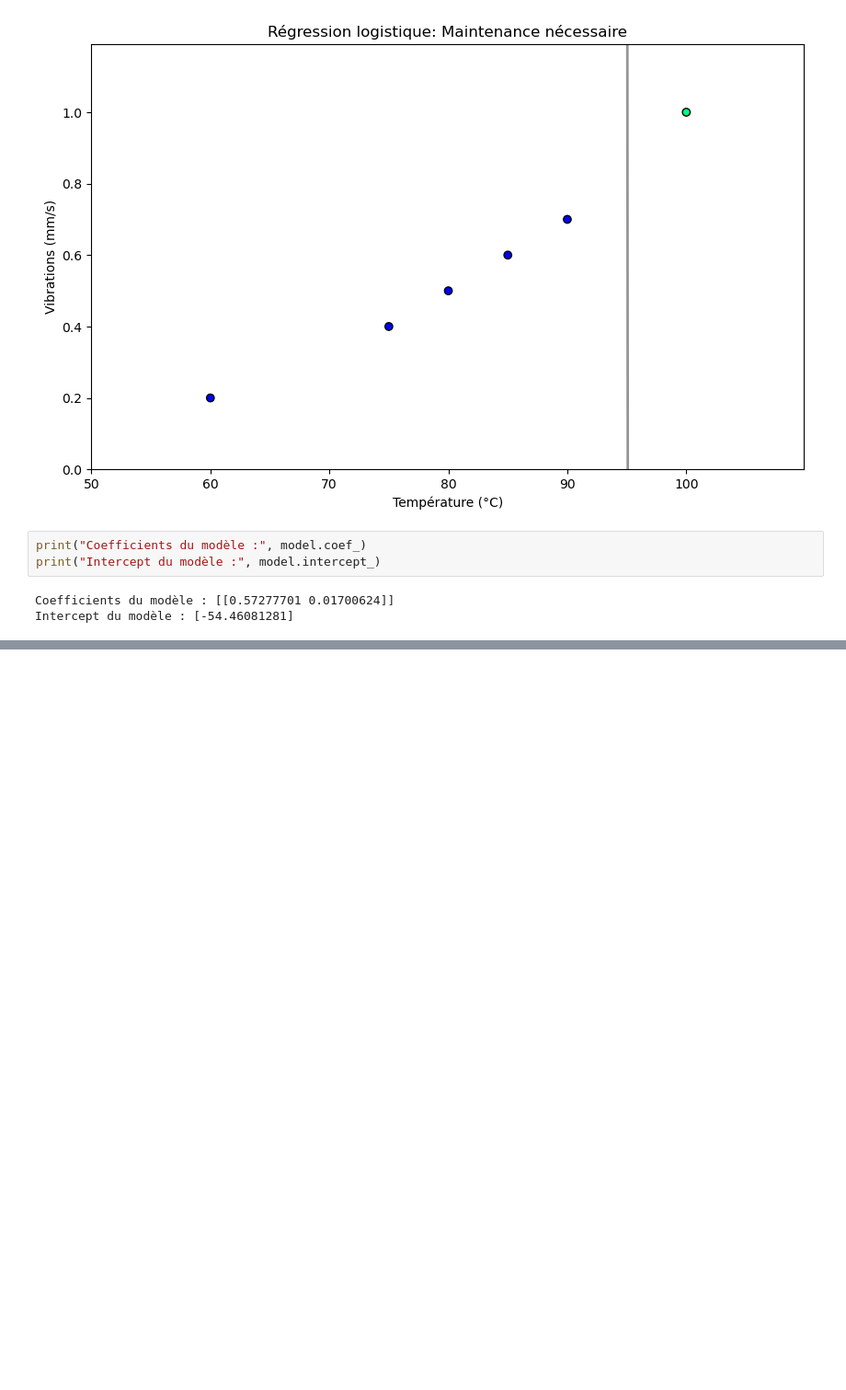
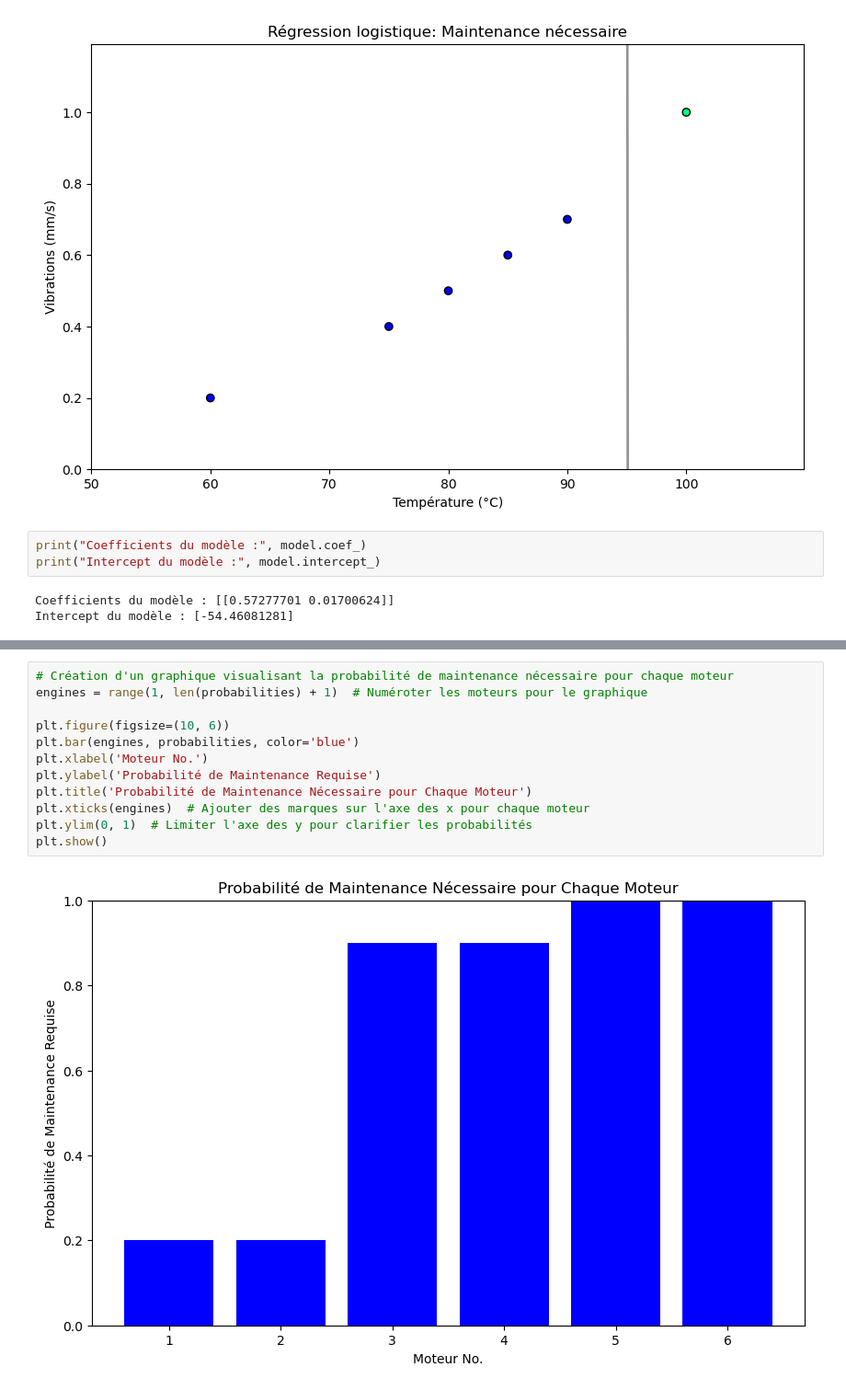
Before and after one commit to jeanJonathan/SystemedemaintenancePredictivePourLesEquipements, a Jupyter notebook: Algorithmes de machine Learning.ipynb, the cells around one changed output, grey strips where cells are left out. Shown at 92% size. Cells and saved outputs as stored; diff of their text form; blank space fills up the shorter version.

Commit message:
probabilités pour la classe "Maintenance requise" et visualisation

```diff
--- a/Algorithmes de machine Learning.ipynb
+++ b/Algorithmes de machine Learning.ipynb
@@ -174,0 +175,14 @@ print(decisions)
+# %%
+# Création d'un graphique visualisant la probabilité de maintenance nécessaire pour chaque moteur
+engines = range(1, len(probabilities) + 1)  # Numéroter les moteurs pour le graphique
+
+plt.figure(figsize=(10, 6))
+plt.bar(engines, probabilities, color='blue')
+plt.xlabel('Moteur No.')
+plt.ylabel('Probabilité de Maintenance Requise')
+plt.title('Probabilité de Maintenance Nécessaire pour Chaque Moteur')
+plt.xticks(engines)  # Ajouter des marques sur l'axe des x pour chaque moteur
+plt.ylim(0, 1)  # Limiter l'axe des y pour clarifier les probabilités
+plt.show()
+# %% [output]
+[figure, added]
```
Also changed, not shown: parts of 8 cells of this notebook.
